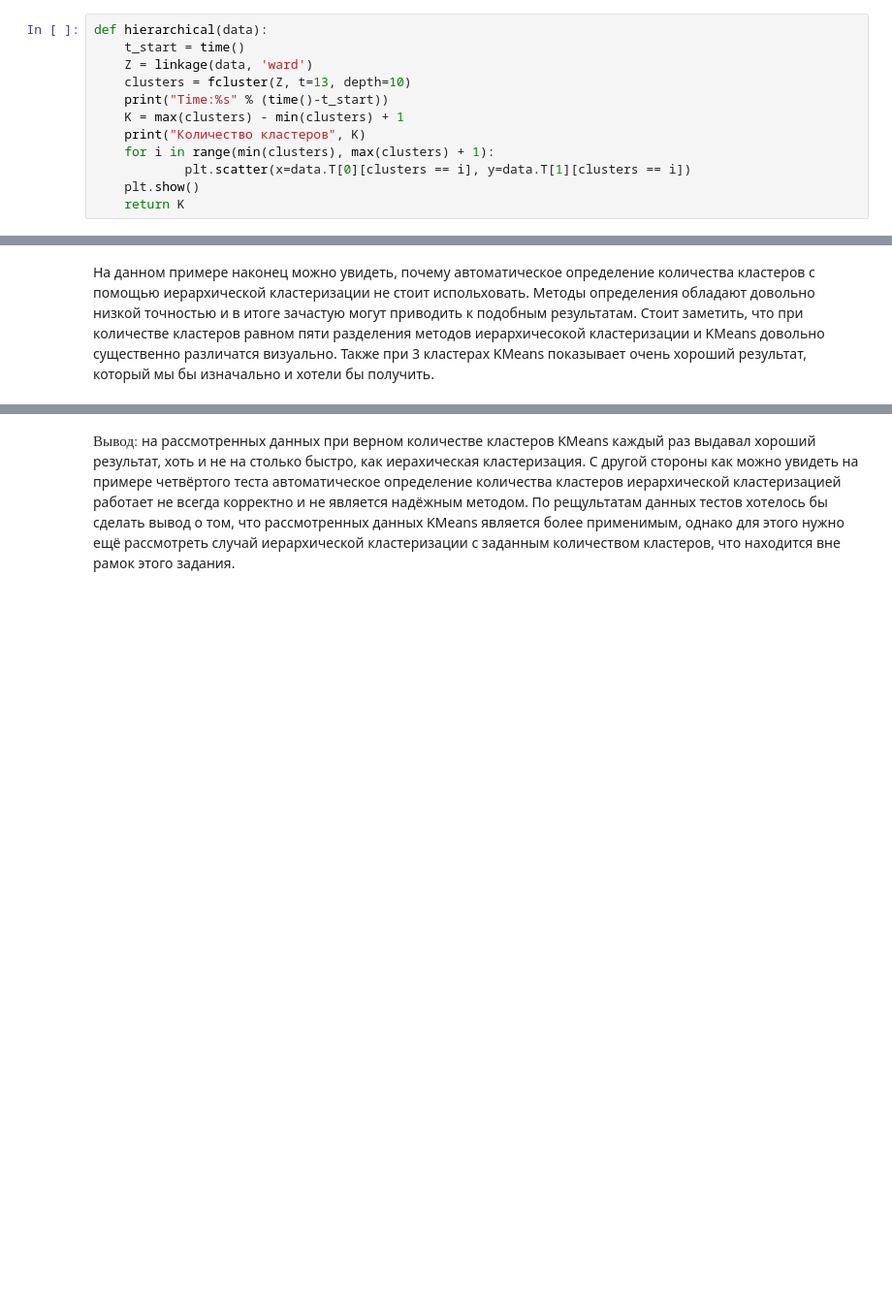
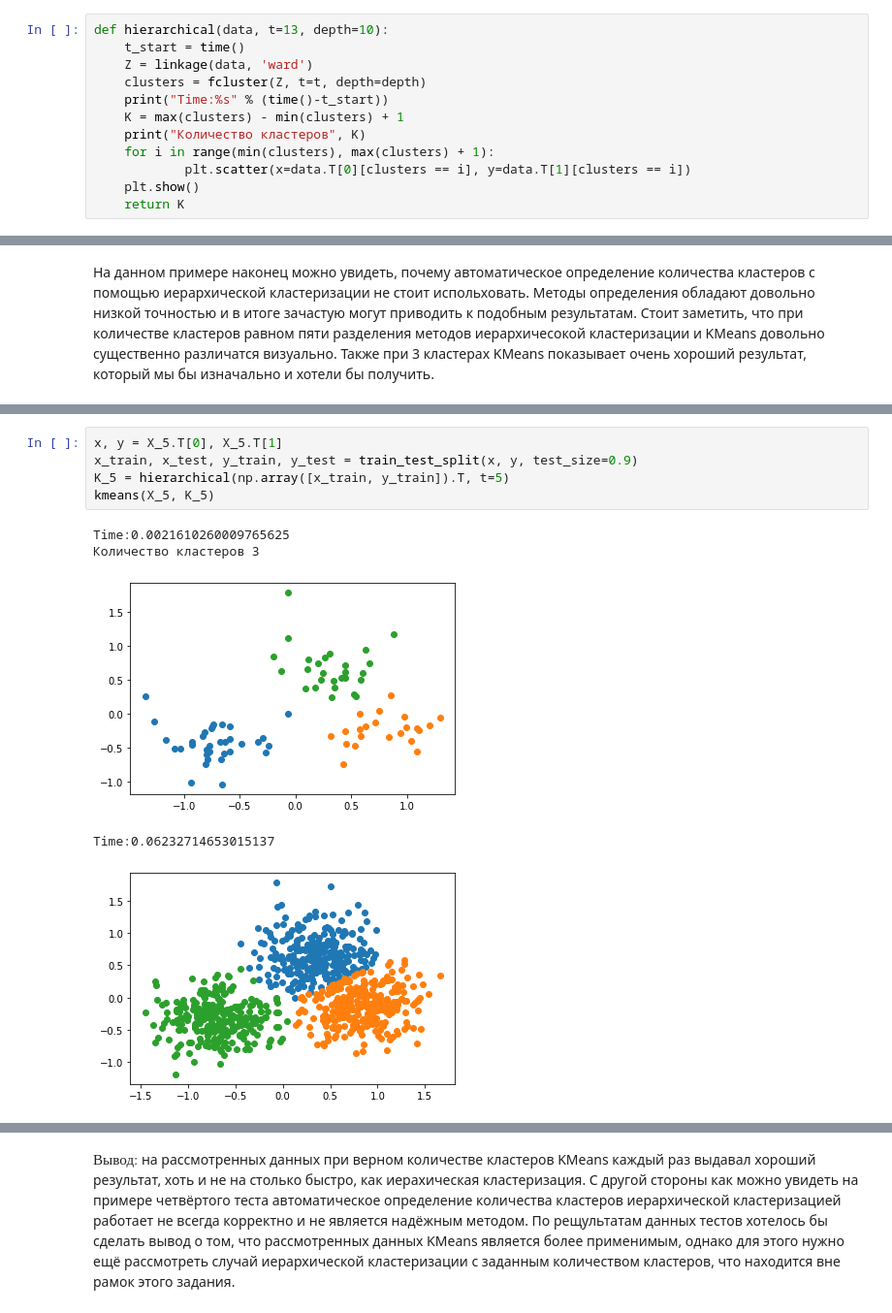
Before and after one commit to ReOT20/spbu_ml_s1_2021, a Jupyter notebook: kmeans_vs_hierarchical.ipynb, the cells around one changed output, grey strips where cells are left out. Shown at 97% size. Saved outputs shown, nothing was run; the diff lists cells and outputs as text; blank space fills up the shorter version.

```diff
--- a/kmeans_vs_hierarchical.ipynb
+++ b/kmeans_vs_hierarchical.ipynb
@@ -16,10 +17,10 @@ from scipy.cluster.hierarchy import dendrogram, linkage, fcluster
 # %% [markdown]
 $\textbf{Функция иерархической кластеризации:}$
 # %%
-def hierarchical(data):
+def hierarchical(data, t=13, depth=10):
     t_start = time()
     Z = linkage(data, 'ward')
-    clusters = fcluster(Z, t=13, depth=10)
+    clusters = fcluster(Z, t=t, depth=depth)
     print("Time:%s" % (time()-t_start))
     K = max(clusters) - min(clusters) + 1
     print("Количество кластеров", K)
@@ -180,0 +190,11 @@ Time:0.0559844970703125
+# %%
+x, y = X_5.T[0], X_5.T[1]
+x_train, x_test, y_train, y_test = train_test_split(x, y, test_size=0.9)
+K_5 = hierarchical(np.array([x_train, y_train]).T, t=5)
+kmeans(X_5, K_5)
+# %% [output]
+Time:0.0021610260009765625
+Количество кластеров 3
+[figure, added]
+Time:0.06232714653015137
+[figure, added]
```
Also changed, not shown: parts of 5 cells of this notebook, 1 other file.
